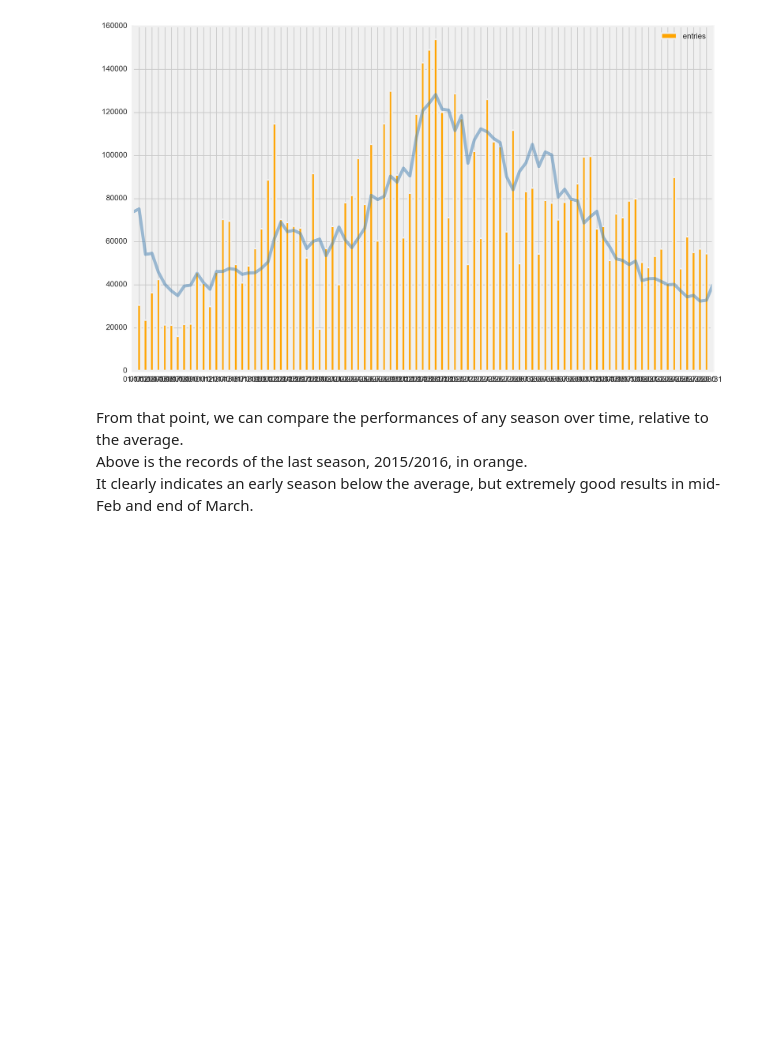
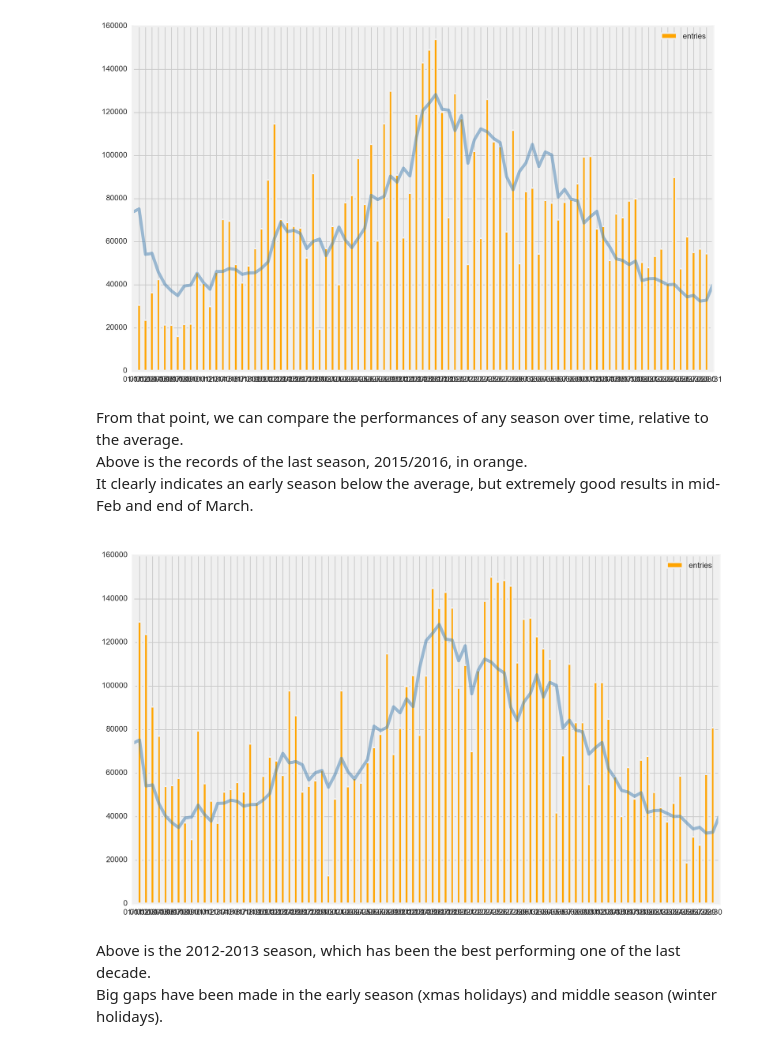
Before and after one commit to medhimugnier/capstone, a Jupyter notebook: 6.1_mm_eda_report_20170125.ipynb, the cells around one changed output. Drawn from its saved outputs; the diff is of its cells as text; code cells hidden in the pictures; blank space fills up the shorter version.

```diff
--- a/6.1_mm_eda_report_20170125.ipynb
+++ b/6.1_mm_eda_report_20170125.ipynb
@@ -273,3 +287,20 @@ plt.show()
 <p>From that point, we can compare the performances of any season over time, relative to the average.<br>
 Above is the records of the last season, 2015/2016, in orange.<br>
 It clearly indicates an early season below the average, but extremely good results in mid-Feb and end of March.<p>
+# %%
+# setting up the chart
+fig, ax = plt.subplots(figsize = (12,8))
+years = df.season_year.unique().tolist()
+
+# this for loop generates all the daily entries throughout a season, then plots them on the same graph
+ax = df[['date','entries']][df.season_year == 2013].plot(ax=ax, color = 'orange', kind = 'bar', linewidth = 2)
+
+# this code plots the average daily entries throughout the seasons
+ax = df.groupby(df.index)['entries'].mean().plot(ax = ax, color = 'steelblue', alpha = 0.50)
+
+plt.show()
+# %% [output]
+[figure, added]
+# %% [markdown]
+Above is the 2012-2013 season, which has been the best performing one of the last decade.<br>
+Big gaps have been made in the early season (xmas holidays) and middle season (winter holidays).
```
Also changed, not shown: parts of 1 cell of this notebook.
